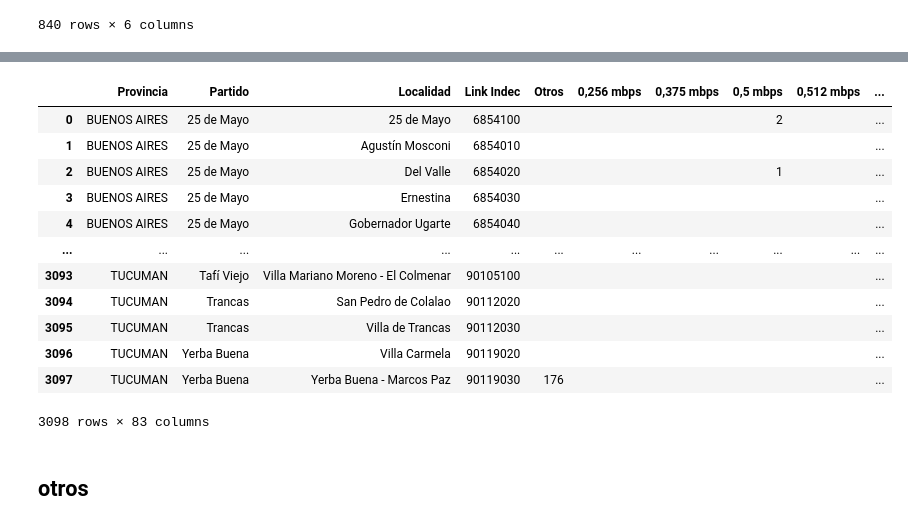
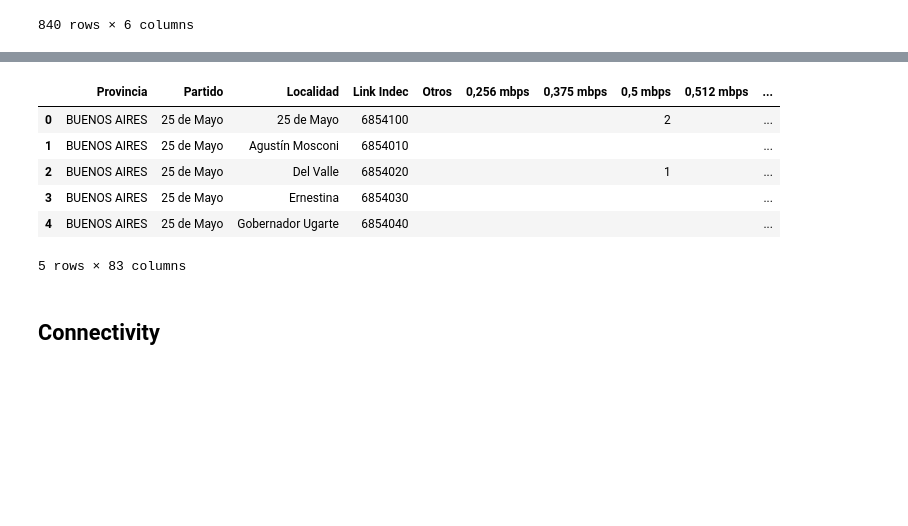
Before and after one commit to cristhianc001/Argentinian-Internet-Usage, a Jupyter notebook: notebooks/2. Data_Wrangling.ipynb, the cells around one changed output, grey strips where cells are left out. Cells and saved outputs as stored; diff of their text form; code cells hidden in the pictures; blank space fills up the shorter version.

```diff
--- a/notebooks/2. Data_Wrangling.ipynb
+++ b/notebooks/2. Data_Wrangling.ipynb
@@ -270,18 +397,12 @@ accesos_internet_fijo_por_velocidad_bajada_provincia_df
 # %%
-accesos_internet_fijo_por_velocidad_localidad_df
+accesos_internet_fijo_por_velocidad_localidad_df.head()
 # %% [output]
 |  | Provincia | Partido | Localidad | Link Indec | Otros | 0,256 mbps | 0,375 mbps | 0,5 mbps | 0,512 mbps | ... |
 | 0 | BUENOS AIRES | 25 de Mayo | 25 de Mayo | 6854100 |  |  |  | 2 |  | ... |
 | 1 | BUENOS AIRES | 25 de Mayo | Agustín Mosconi | 6854010 |  |  |  |  |  | ... |
 | 2 | BUENOS AIRES | 25 de Mayo | Del Valle | 6854020 |  |  |  | 1 |  | ... |
 | 3 | BUENOS AIRES | 25 de Mayo | Ernestina | 6854030 |  |  |  |  |  | ... |
 | 4 | BUENOS AIRES | 25 de Mayo | Gobernador Ugarte | 6854040 |  |  |  |  |  | ... |
-| ... | ... | ... | ... | ... | ... | ... | ... | ... | ... | ... |
-| 3093 | TUCUMAN | Tafí Viejo | Villa Mariano Moreno - El Colmenar | 90105100 |  |  |  |  |  | ... |
-| 3094 | TUCUMAN | Trancas | San Pedro de Colalao | 90112020 |  |  |  |  |  | ... |
-| 3095 | TUCUMAN | Trancas | Villa de Trancas | 90112030 |  |  |  |  |  | ... |
-| 3096 | TUCUMAN | Yerba Buena | Villa Carmela | 90119020 |  |  |  |  |  | ... |
-| 3097 | TUCUMAN | Yerba Buena | Yerba Buena - Marcos Paz | 90119030 | 176 |  |  |  |  | ... |
-3098 rows × 83 columns
+5 rows × 83 columns
 # %% [markdown]
-## otros
+## Connectivity
```
Also changed, not shown: parts of 49 cells of this notebook, 5 other files.
